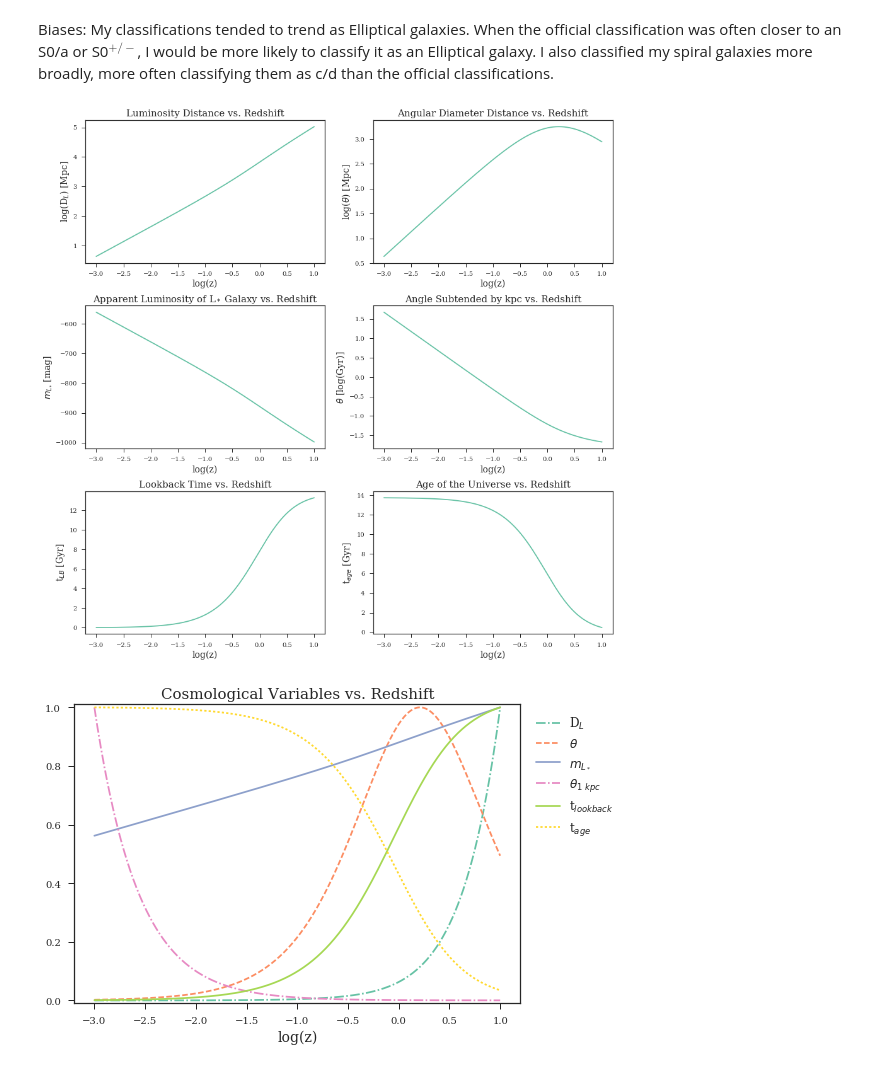
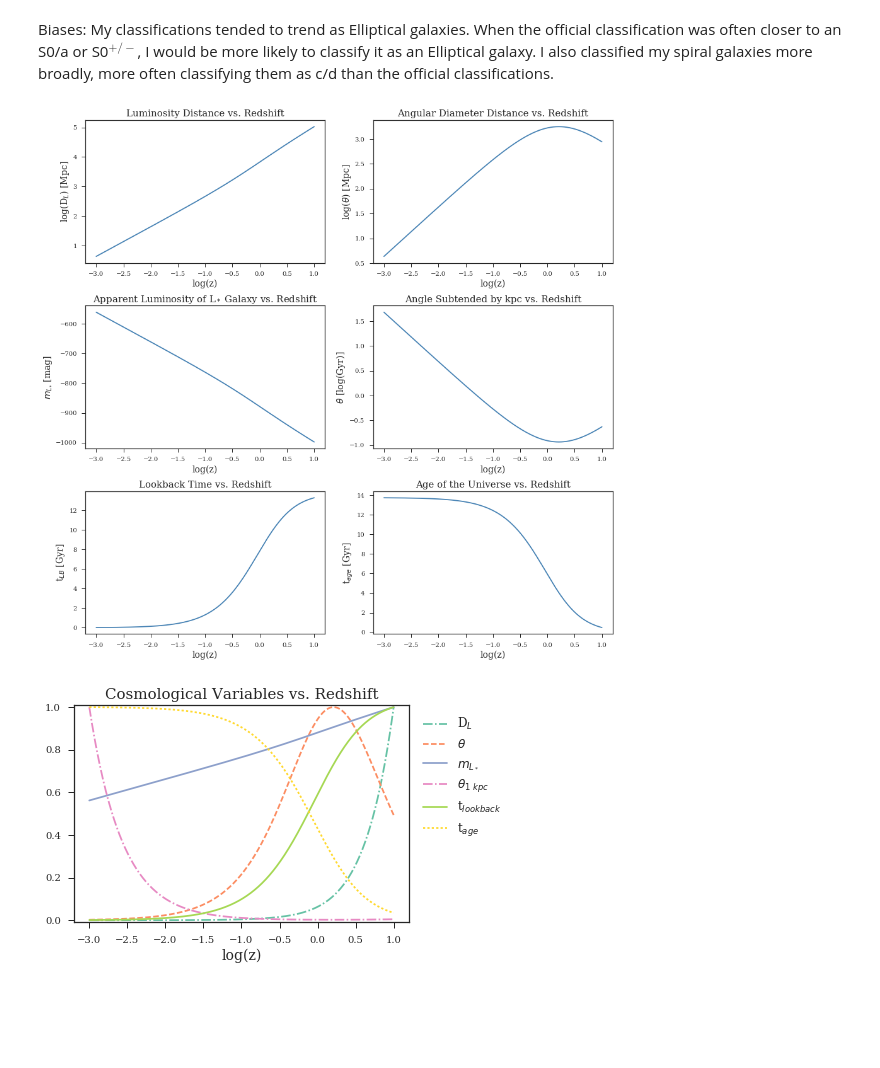
Before and after one commit to nnicolesanchez/AST512_EXOG_dalcanton, a Jupyter notebook: sanchez_problemset1.ipynb, the cells around one changed output. Drawn from its saved outputs; the diff is of its cells as text; code cells hidden in the pictures; blank space fills up the shorter version.

```diff
--- a/sanchez_problemset1.ipynb
+++ b/sanchez_problemset1.ipynb
@@ -131,7 +132,7 @@ plt.subplots_adjust(hspace = 0.3)
 L_dist = cosmo.luminosity_distance(z)
 #print(L_dist)
 
-ax1.plot(np.log10(z),np.log10(L_dist.value))
+ax1.plot(np.log10(z),np.log10(L_dist.value),color='SteelBlue')
 ax1.set_title('Luminosity Distance vs. Redshift',size=15)
 ax1.set_ylabel(r'log(D$_L$) [Mpc]',size=14)
 ax1.set_xlabel('log(z)',size=14)
@@ -140,7 +141,7 @@ ax1.set_xlabel('log(z)',size=14)
 Ang_diam_dist = cosmo.angular_diameter_distance(z)
 #print(Ang_diam_dist)
 
-ax2.plot(np.log10(z),np.log10(Ang_diam_dist.value))
+ax2.plot(np.log10(z),np.log10(Ang_diam_dist.value),color='SteelBlue')
 ax2.set_title('Angular Diameter Distance vs. Redshift',size=15)
 ax2.set_ylabel(r'log($\theta$) [Mpc]',size=14)
 ax2.set_xlabel('log(z)',size=14)
@@ -151,7 +152,7 @@ MWmag    = -20.9
 dist_mod = cosmo.distmod(z)
 M_app    = MWmag * dist_mod.value + dist_mod.value
 
-ax3.plot(np.log10(z),M_app)
+ax3.plot(np.log10(z),M_app,color='SteelBlue')
 ax3.set_title('Apparent Luminosity of L$_*$ Galaxy vs. Redshift',size=15)
 ax3.set_ylabel(r'$m_{L_{*}}$ [mag]',size=14)
 #ax3.ticklabel_format(axis='x', style='plain')
@@ -159,40 +160,40 @@ ax3.set_xlabel('log(z)',size=14)
 
 # Plot angle (in arcsecs) subtended by 1 kpc
 #def ang_subtended_by_1kpc(z):
 #    c_H0 = 3000 # c/H0 [Mpc/h]
 #    d    = 10.**-3   # kpc
 #    theta = d*(1+z)/(2*c_H0*(1-(1+z)**-0.5))
 #    return theta
 
-ang_kpc = cosmo.arcsec_per_kpc_comoving(z)
+ang_kpc = cosmo.arcsec_per_kpc_proper(z)
 #print(ang_kpc)
 
-ax4.plot(np.log10(z),np.log10(ang_kpc.value))
+ax4.plot(np.log10(z),np.log10(ang_kpc.value),color='SteelBlue')
 ax4.set_title('Angle Subtended by kpc vs. Redshift',size=15)
 ax4.set_ylabel(r'$\theta$ [log(Gyr)]',size=14)
 ax4.set_xlabel('log(z)',size=14)
 
 # Plot Lookback Time
 t_LB = cosmo.lookback_time(z)
 #print(LB_dist)
 
-ax5.plot(np.log10(z),t_LB.value)
+ax5.plot(np.log10(z),t_LB.value,color='SteelBlue')
 ax5.set_title('Lookback Time vs. Redshift',size=15)
 ax5.set_ylabel(r't$_{LB}$ [Gyr]',size=14)
 ax5.set_xlabel('log(z)',size=14)
 
 # Plot Age of the Universe
 t_universe = cosmo.age(z)
 #print(t_universe)
 
-ax6.plot(np.log10(z),t_universe.value)
+ax6.plot(np.log10(z),t_universe.value,color='SteelBlue')
 ax6.set_title('Age of the Universe vs. Redshift',size=15)
 ax6.set_ylabel(r't$_{age}$ [Gyr]',size=14)
 ax6.set_xlabel('log(z)',size=14)
-
-plt.show()
+#fig.tight_layout()
+plt.savefig('xtrgxy_scales.pdf')
 # %% [output]
-[figure, old version]
+[figure, new version]
 # %%
 # Plot Luminosity Distance
 plt.plot(np.log10(z),L_dist.value/max(L_dist.value),label=r'D$_L$',linestyle='-.')
@@ -219,6 +220,6 @@ plt.xlabel('log(z)',size=14)
 plt.legend(fontsize=12, bbox_to_anchor=(1.01, 1.0),
           fancybox=True, shadow=True)
 plt.ylim(-0.01,1.01)
-plt.show()
+plt.savefig('xtrgxy_scales2.pdf')
 # %% [output]
-[figure, old version]
+[figure, new version]
```
Also changed, not shown: parts of 2 cells of this notebook, 3 other files.
